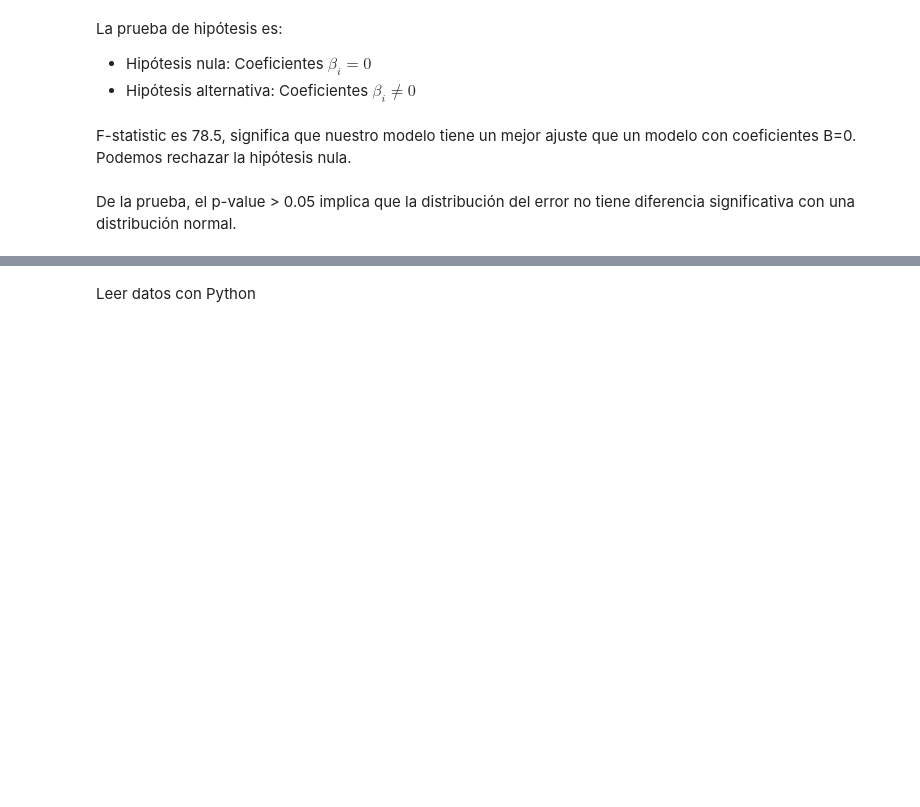
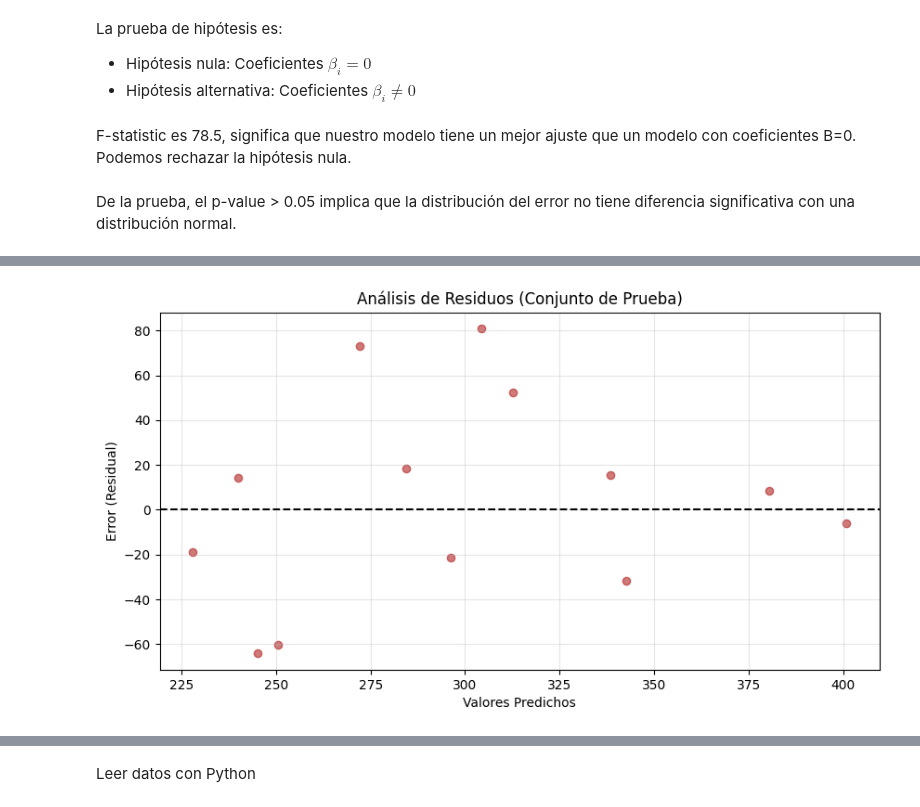
Before and after one commit to pikey-msc/AprendizMaquina, a Jupyter notebook: 2026-2/Regresión.ipynb, the cells around one changed output, grey strips where cells are left out. Cells and saved outputs as stored; diff of their text form; code cells hidden in the pictures; blank space fills up the shorter version.

```diff
--- a/2026-2/Regresión.ipynb
+++ b/2026-2/Regresión.ipynb
@@ -421,0 +647,15 @@ Ahora se mostrará cómo comprobar los resultados de nuestro modelo
+# %%
+import matplotlib.pyplot as plt
+
+plt.figure(figsize=(10, 5))
+
+# Gráfico de Residuos
+plt.scatter(YI_test_pred, EI_test, color='firebrick', alpha=0.6)
+plt.axhline(y=0, color='black', linestyle='--')
+plt.title('Análisis de Residuos (Conjunto de Prueba)')
+plt.xlabel('Valores Predichos')
+plt.ylabel('Error (Residual)')
+plt.grid(True, alpha=0.3)
+plt.show()
+# %% [output]
+[figure, added]
```
Also changed, not shown: parts of 50 cells of this notebook.
